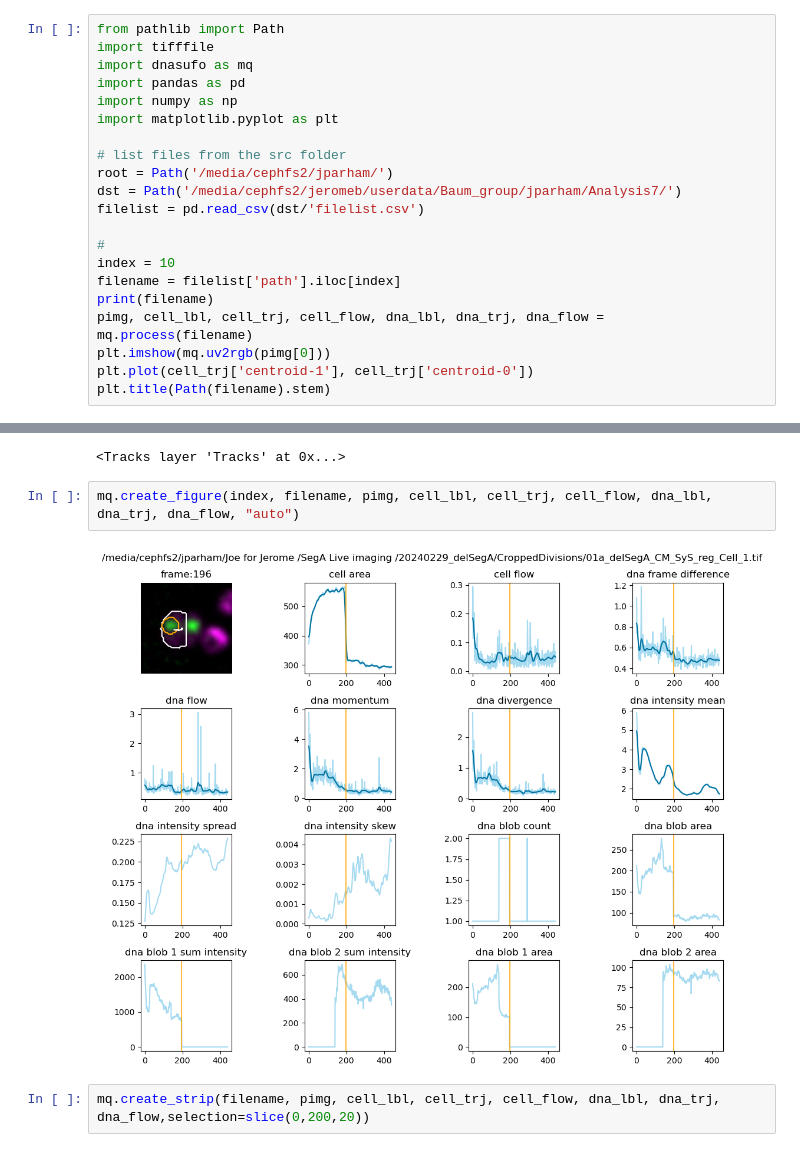
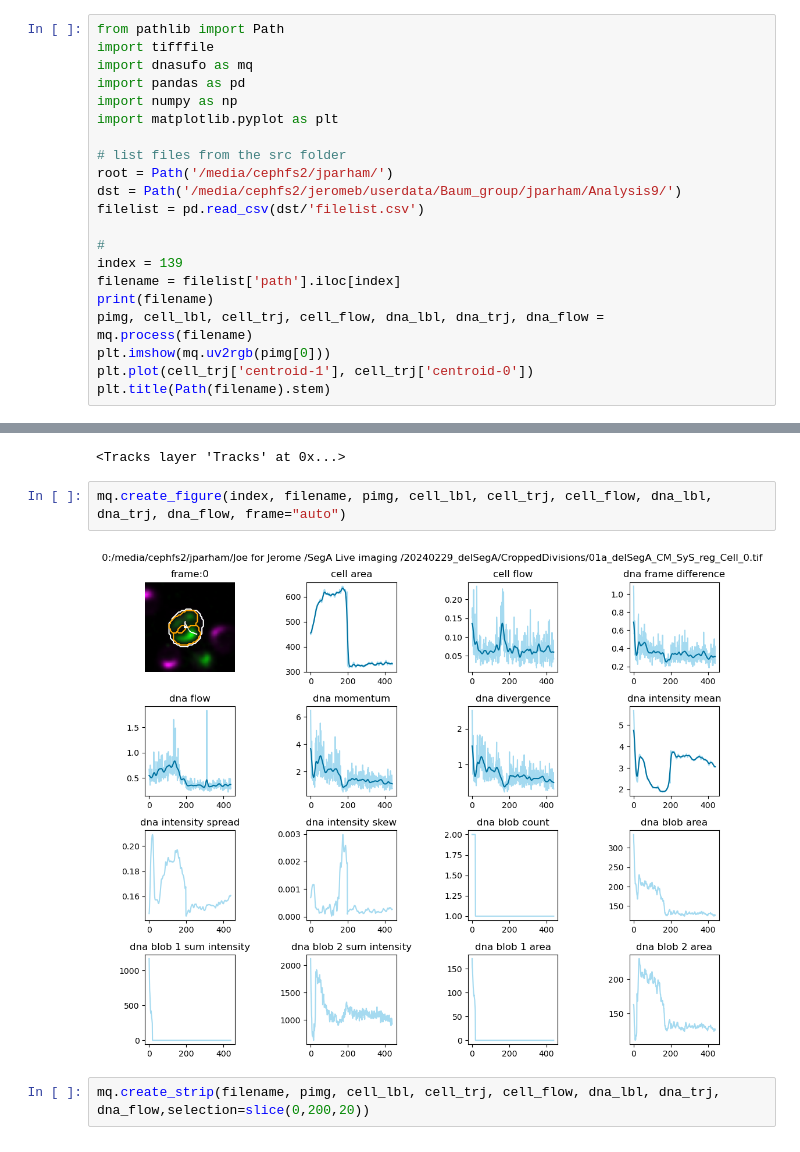
Before and after one commit to jboulanger/dna-movement-sufolobus, a Jupyter notebook: Test.ipynb, the cells around one changed output, grey strips where cells are left out. Cells and saved outputs as stored; diff of their text form.

```diff
--- a/Test.ipynb
+++ b/Test.ipynb
@@ -25,11 +25,11 @@ import matplotlib.pyplot as plt
 
 # list files from the src folder
 root = Path('/media/cephfs2/jparham/')
-dst = Path('/media/cephfs2/jeromeb/userdata/Baum_group/jparham/Analysis7/')
+dst = Path('/media/cephfs2/jeromeb/userdata/Baum_group/jparham/Analysis9/')
 filelist = pd.read_csv(dst/'filelist.csv')
 
 #
-index = 10
+index = 139
 filename = filelist['path'].iloc[index]
 print(filename)
 pimg, cell_lbl, cell_trj, cell_flow, dna_lbl, dna_trj, dna_flow = mq.process(filename)
@@ -49,9 +48,9 @@ v.add_tracks(cell_trj[['label', 'frame','centroid-0','centroid-1']])
 # %% [output]
 <Tracks layer 'Tracks' at 0x...>
 # %%
-mq.create_figure(index, filename, pimg, cell_lbl, cell_trj, cell_flow, dna_lbl, dna_trj, dna_flow, "auto")
+mq.create_figure(index, filename, pimg, cell_lbl, cell_trj, cell_flow, dna_lbl, dna_trj, dna_flow, frame="auto")
 # %% [output]
-[figure, old version]
+[figure, new version]
 # %%
 mq.create_strip(filename, pimg, cell_lbl, cell_trj, cell_flow, dna_lbl, dna_trj, dna_flow,selection=slice(0,200,20))
 # %% [output]
```
Also changed, not shown: parts of 1 cell of this notebook, 1 other file.
